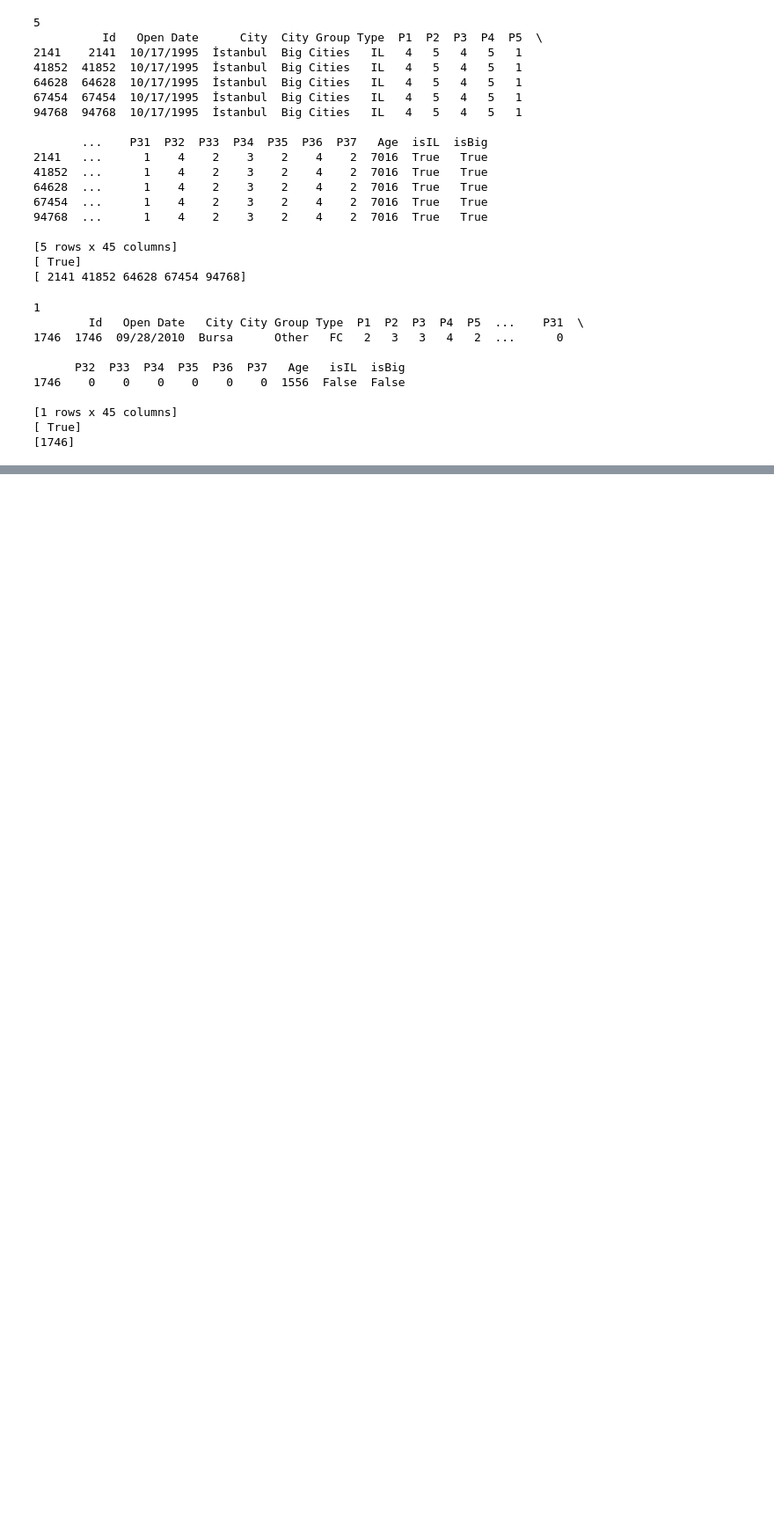
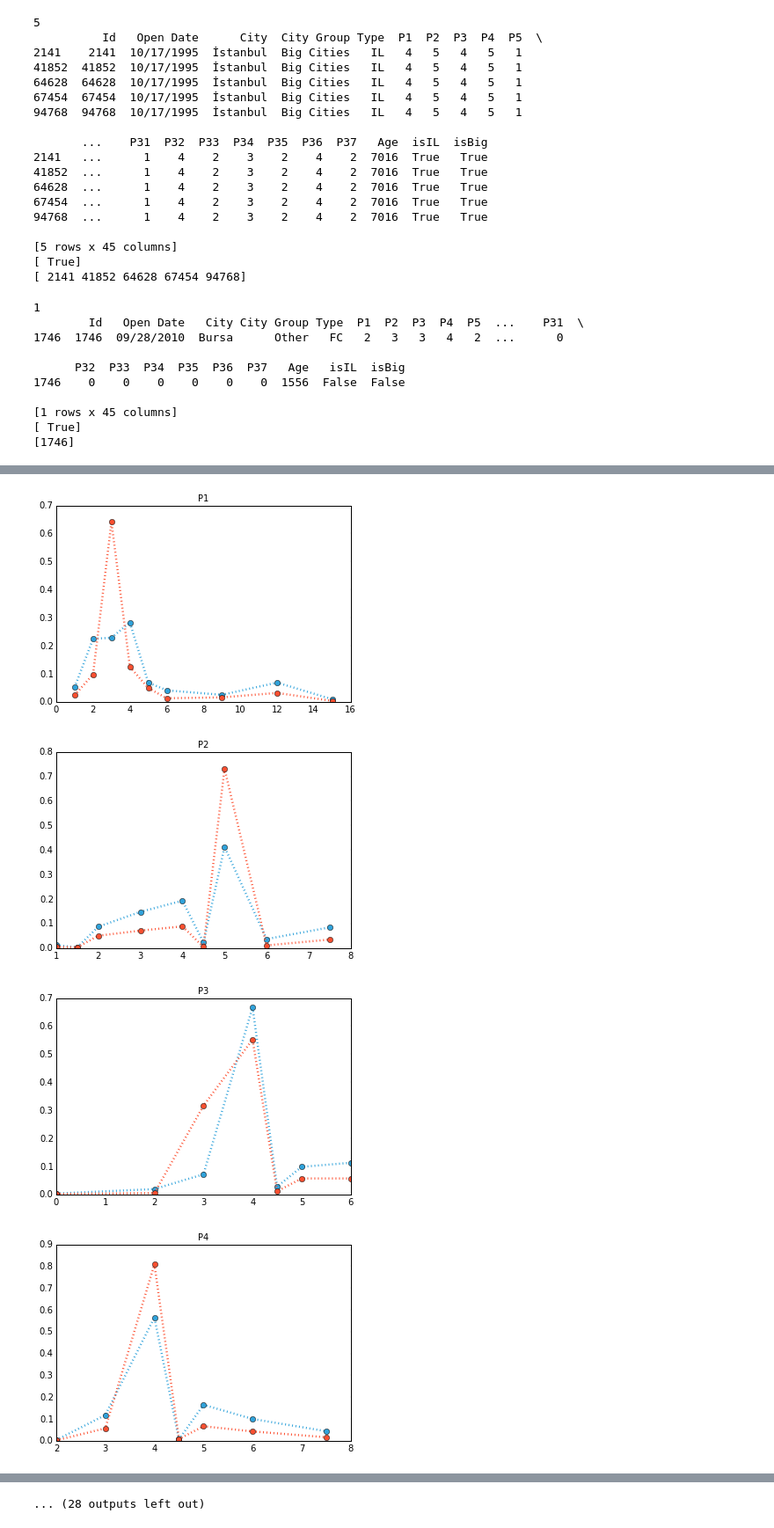
Before and after one commit to scottclowe/eat-it, a Jupyter notebook: notebooks/Removing pseudo-test.ipynb, the cells around one changed output, grey strips where cells are left out. Shown at 88% size. Saved outputs shown, nothing was run; the diff lists cells and outputs as text; code cells hidden in the pictures; blank space fills up the shorter version.

```diff
--- a/notebooks/Removing pseudo-test.ipynb
+++ b/notebooks/Removing pseudo-test.ipynb
@@ -306,0 +329,2 @@ for col in cols:
+# %%
+genuinetestmap = pickle.load(open('../data/genuinetestmap.pkl', 'rb'))
@@ -791,0 +791,2 @@ print(group[li_centre]['Id'].values)
+# %%
+missing_cluster_ages = [a for a in genuinetestmap.keys() if genuinetestmap[a] is None]
@@ -791,0 +797,22 @@ print(group[li_centre]['Id'].values)
+# %%
+li_ = test['Age'].values==missing_cluster_ages[0]
+group = test[li_]
+group_centre = {}
+for col in test.columns:
+    if col=='Id':
+        continue
+    x,y = uniquehist(group[col].values, uhistdict[col][0])
+    y = y/sum(y)
+    idx = np.argmax(y - uhistdict[col][1])
+    group_centre[col] = uhistdict[col][0][idx]
+li_centre = np.ones(len(group),dtype=bool)
+for col in test.columns:
+    if col=='Id':
+        continue
+    li_centre = li_centre * (group[col].values == group_centre[col])
+print(sum(li_centre))
+print(group[li_centre])
+T = group[li_centre][0:1][ccols].as_matrix()
+T_xor = np.any(np.concatenate((np.expand_dims(np.all(T==0,1),1), np.expand_dims(np.all(T!=0,1),1)),1),1)
+print(T_xor)
+print(group[li_centre]['Id'].values)
@@ -791,0 +850,15 @@ print(group[li_centre]['Id'].values)
+# %%
+li_ = test['Age'].values==missing_cluster_ages[0]
+group = test[li_]
+for col in cols:
+    plt.plot(uhistdict[col][0],uhistdict[col][1],':o')
+    x,y = uniquehist(group[col].values, uhistdict[col][0])
+    y = y/sum(y)
+    plt.plot(x,y,':o')
+    plt.title(col)
+    plt.show()
+# %% [output]
+[figure, added]
+[figure, added]
+[figure, added]
+[figure, added]
@@ -791,0 +873 @@ print(group[li_centre]['Id'].values)
+... (28 outputs left out)
```
Also changed, not shown: parts of 23 cells of this notebook, 39 other files.
